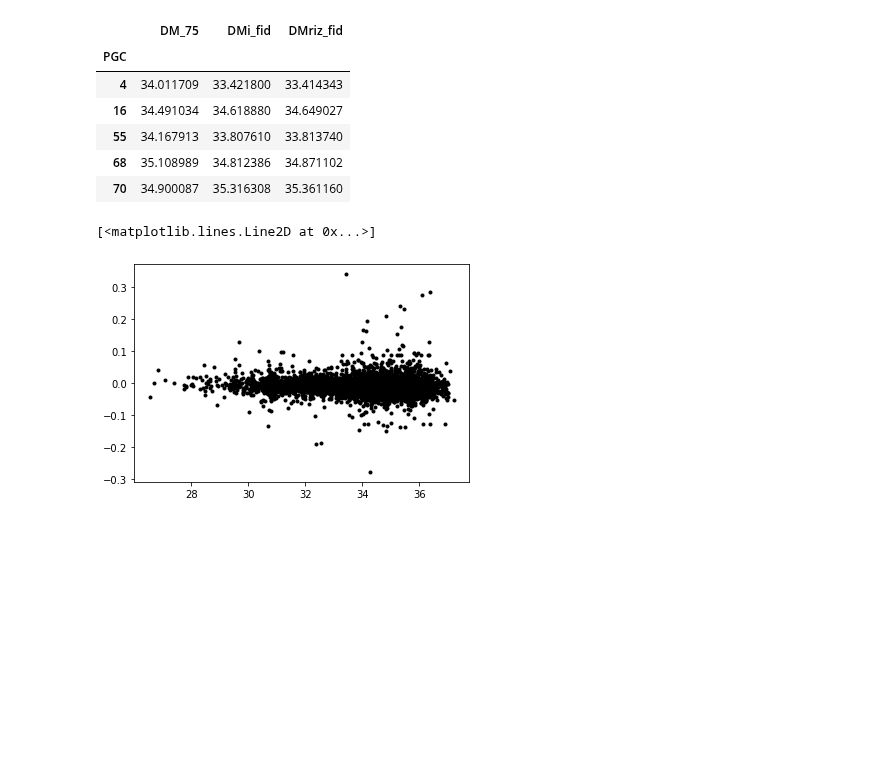
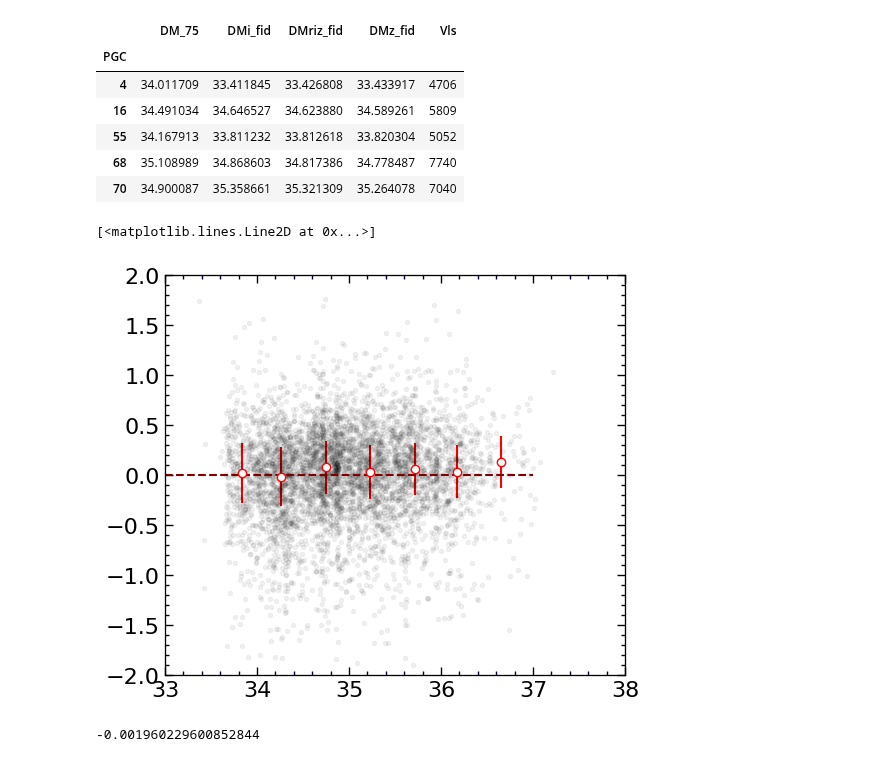
Before and after one commit to ekourkchi/test_TFRcatal, a Jupyter notebook: MLratio_compare.ipynb, the cells around one changed output. Saved outputs shown, nothing was run; the diff lists cells and outputs as text; code cells hidden in the pictures; blank space fills up the shorter version.

```diff
--- a/MLratio_compare.ipynb
+++ b/MLratio_compare.ipynb
@@ -44,5 +104,5 @@ Dist_i.head()
 # %%
-Dist_riz = pd.read_csv("MLratio_i_distances_noCorrection.csv", sep=',')
+Dist_riz = pd.read_csv("MLratio_riz_distances_noCorrection.csv", sep=',')
 
 for col in Dist_riz.columns:
     newcol = col.strip()
@@ -62,0 +123,12 @@ Dist_riz.head()
+# %%
+df = pd.read_csv("btfr_brent_updated.csv", sep='|')
+
+for col in df.columns:
+    newcol = col.strip()
+    df.rename(columns={col:newcol}, inplace=True)
+
+df = df.set_index("PGC")
+
+df = df[["Vls"]]
+
+df.head()
@@ -63,14 +143,16 @@ Dist_riz.head()
 # %%
-df = Dist_i.join(Dist_riz)
+df = Dist_i.join(Dist_riz).join(Dist_z).join(df)
 
 df.head()
 # %% [output]
-|  | DM_75 | DMi_fid | DMriz_fid |
-| PGC |  |  |  |
-| 4 | 34.011709 | 33.421800 | 33.414343 |
-| 16 | 34.491034 | 34.618880 | 34.649027 |
-| 55 | 34.167913 | 33.807610 | 33.813740 |
-| 68 | 35.108989 | 34.812386 | 34.871102 |
-| 70 | 34.900087 | 35.316308 | 35.361160 |
+|  | DM_75 | DMi_fid | DMriz_fid | DMz_fid | Vls |
+| PGC |  |  |  |  |  |
+| 4 | 34.011709 | 33.411845 | 33.426808 | 33.433917 | 4706 |
+| 16 | 34.491034 | 34.646527 | 34.623880 | 34.589261 | 5809 |
+| 55 | 34.167913 | 33.811232 | 33.812618 | 33.820304 | 5052 |
+| 68 | 35.108989 | 34.868603 | 34.817386 | 34.778487 | 7740 |
+| 70 | 34.900087 | 35.358661 | 35.321309 | 35.264078 | 7040 |
+# %%
+df = df[df.Vls>4000]
 # %%
 DM_i = df["DMi_fid"].values
@@ -77,35 +160,53 @@ DM_i = df["DMi_fid"].values
 DM_riz = df["DMriz_fid"].values
 DM_75 = df["DM_75"].values
 # %%
-plt.plot(DM_75, DM_i-DM_riz, 'k.')
+fig = py.figure(figsize=(5, 5), dpi=100)
+fig.subplots_adjust(wspace=0, top=0.92, bottom=0.12, left=0.06, right=0.98)
+gs = gridspec.GridSpec(1,1) ; p=0
+ax = plt.subplot(gs[p]) ; p+=1
 
-for i in np.arange(-1.0, 0, 0.05):
+ax.plot(DM_75, DM_riz-DM_75, 'k.', alpha=0.05)
+
+X = DM_75
+Y = DM_riz-DM_75
+
+X = X[np.abs(Y)<2]
+Y = Y[np.abs(Y)<2]
+
+for i in np.arange(27,37,0.5):
     xp = []
     yp = []
     for ii in range(len(X)):
         xi = X[ii]
-        if xi>=i and xi<i+0.05:
+        if xi>=i and xi<i+0.5:
             xp.append(xi)
             yp.append(Y[ii])
     if len(xp)>0:
 
         xp = np.asarray(xp)
         yp = np.asarray(yp)
 
-        Q1 = np.quantile(yp, 0.005)
-        Q3 = np.quantile(yp, 0.995)
+        Q1 = np.quantile(yp, 0.1)
+        Q3 = np.quantile(yp, 0.9)
 
         xp = xp[((yp>Q1)&(yp<Q3))]
         yp = yp[((yp>Q1)&(yp<Q3))]
 
         if len(xp)>5:
 
             x  = np.median(xp)
             y  = np.median(yp)
             yerr = np.std(yp)
 
             ax.errorbar(x, y, yerr=yerr, fmt='o',
                     color='red', ms=6, mfc='white')
+
+set_axes(ax, (33,38), (-2,2))
+ax.plot([33,37],[0,0], '--', color='maroon')
 # %% [output]
 [<matplotlib.lines.Line2D at 0x...>]
-[figure, old version]
+[figure, new version]
+# %%
+np.mean(Y)
+# %% [output]
+-0.001960229600852844
```
Also changed, not shown: parts of 6 cells of this notebook, 4 other files.
